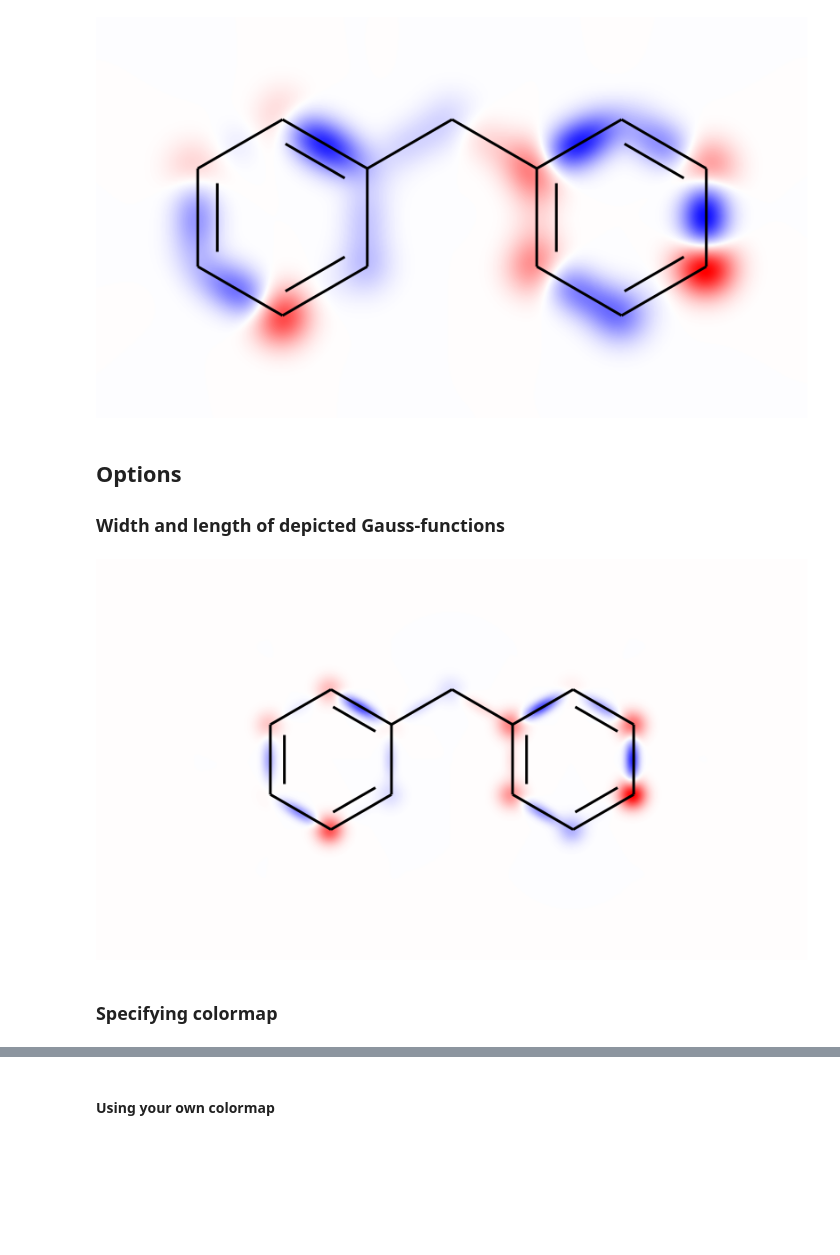
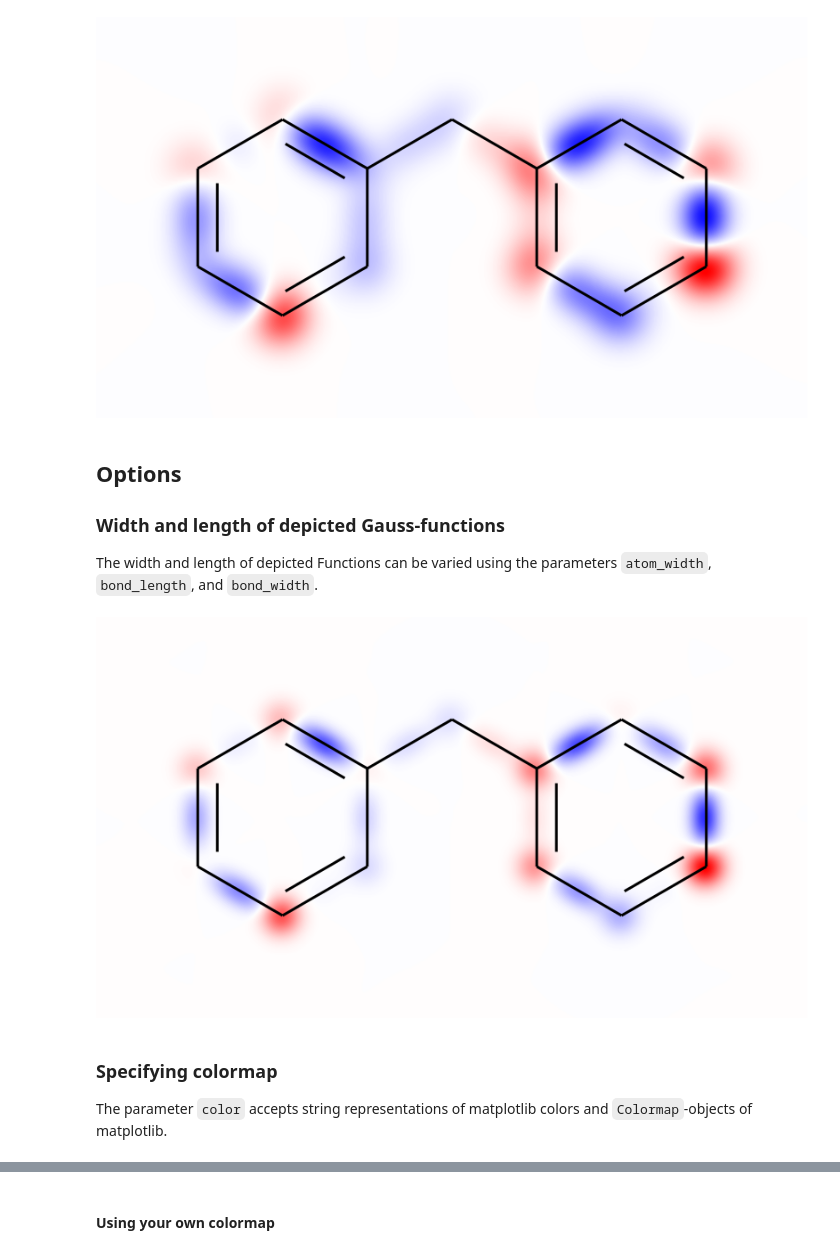
Before and after one commit to c-feldmann/rdkit_heatmaps, a Jupyter notebook: README.ipynb, the cells around one changed output, grey strips where cells are left out. Cells and saved outputs as stored; diff of their text form; code cells hidden in the pictures; blank space fills up the shorter version.

```diff
--- a/README.ipynb
+++ b/README.ipynb
@@ -56,14 +56,16 @@ img
 # %% [markdown]
 ## Options
 ### Width and length of depicted Gauss-functions
+The width and length of depicted Functions can be varied using the parameters `atom_width`, `bond_length`, and `bond_width`.
 # %%
-canvas = mapvalues2mol(test_mol, atom_weights, bond_weights, atom_width=0.2, bond_length=0.3, bond_width=0.1)
+canvas = mapvalues2mol(test_mol, atom_weights, bond_weights, atom_width=0.2, bond_length=0.3, bond_width=0.15)
 img = transform2png(canvas.GetDrawingText())
 img
 # %% [output]
-[figure, old version]
+[figure, new version]
-# %% [markdown]
-### Specifying colormap
+# %% [markdown]
+### Specifying colormap
+The parameter `color` accepts string representations of matplotlib colors and `Colormap`-objects of matplotlib.
 # %%
 canvas = mapvalues2mol(test_mol, atom_weights, bond_weights, color="PiYG")
 img = transform2png(canvas.GetDrawingText())
```
Also changed, not shown: parts of 53 cells of this notebook, 12 other files.
